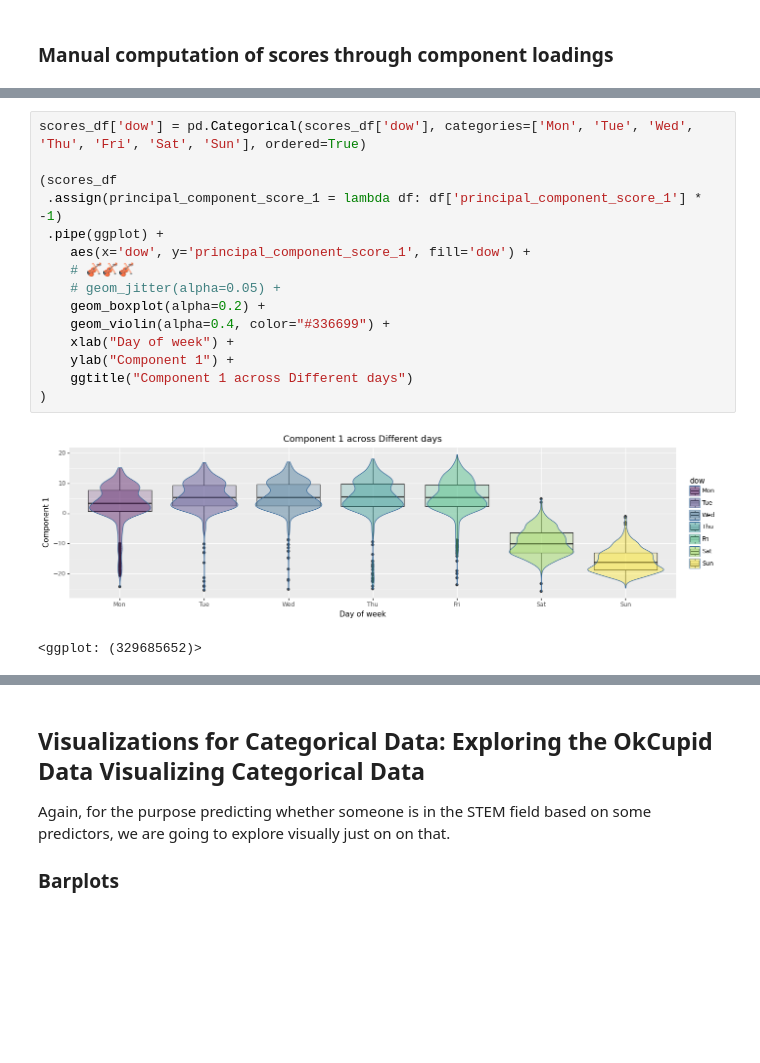
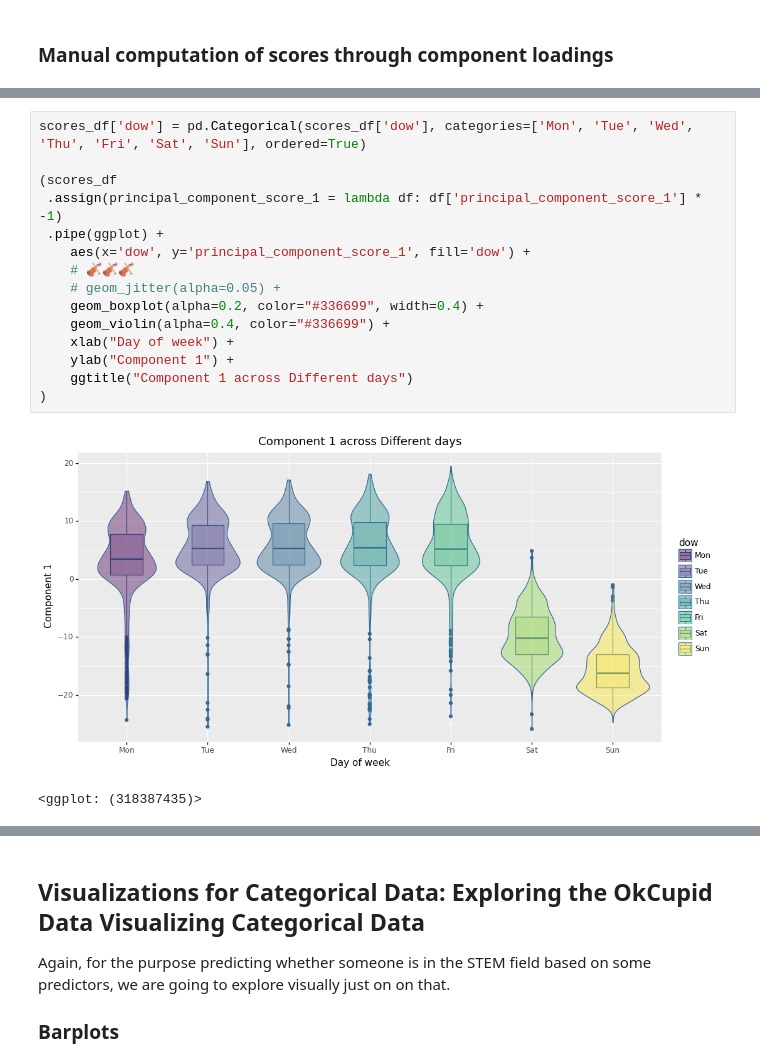
Before and after one commit to nshahpazov/fes-in-python, a Jupyter notebook: 04-eda.ipynb, the cells around one changed output, grey strips where cells are left out. Saved outputs shown, nothing was run; the diff lists cells and outputs as text; blank space fills up the shorter version.

```diff
--- a/04-eda.ipynb
+++ b/04-eda.ipynb
@@ -712,20 +743,20 @@ pd.DataFrame({'my_scores': scores1, 'sklearn_scores': scores_df['principal_compo
 # %%
 scores_df['dow'] = pd.Categorical(scores_df['dow'], categories=['Mon', 'Tue', 'Wed', 'Thu', 'Fri', 'Sat', 'Sun'], ordered=True)
 
 (scores_df
  .assign(principal_component_score_1 = lambda df: df['principal_component_score_1'] * -1)
  .pipe(ggplot) +
     aes(x='dow', y='principal_component_score_1', fill='dow') +
     # 🎻🎻🎻
     # geom_jitter(alpha=0.05) +
-    geom_boxplot(alpha=0.2) +
+    geom_boxplot(alpha=0.2, color="#336699", width=0.4) +
     geom_violin(alpha=0.4, color="#336699") +
     xlab("Day of week") +
     ylab("Component 1") +
     ggtitle("Component 1 across Different days")
 )
 # %% [output]
-[figure, old version]
+[figure, new version]
-<ggplot: (329685652)>
+<ggplot: (318387435)>
 # %%
 ggplot_options.figure_size = (18, 6)
```
Also changed, not shown: parts of 34 cells of this notebook, 8 other files.
